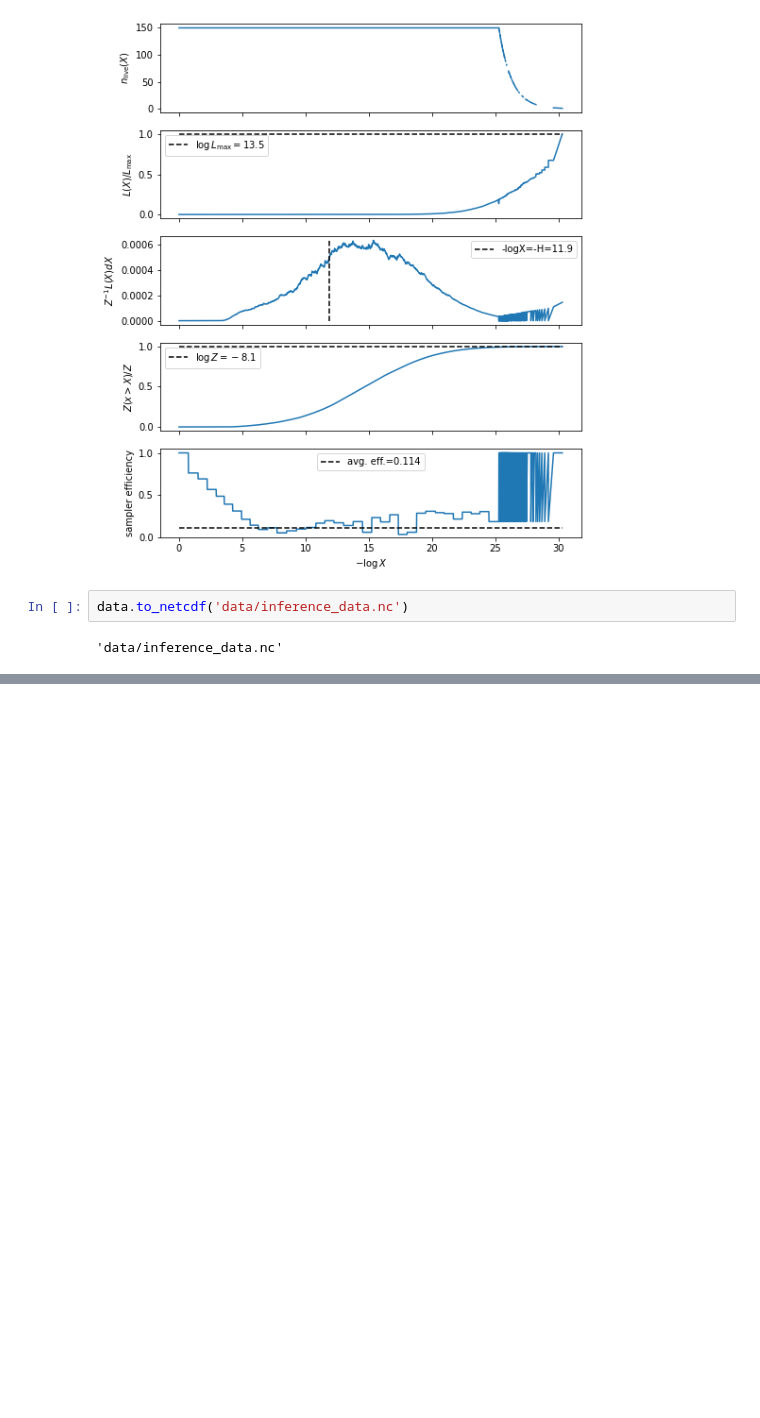
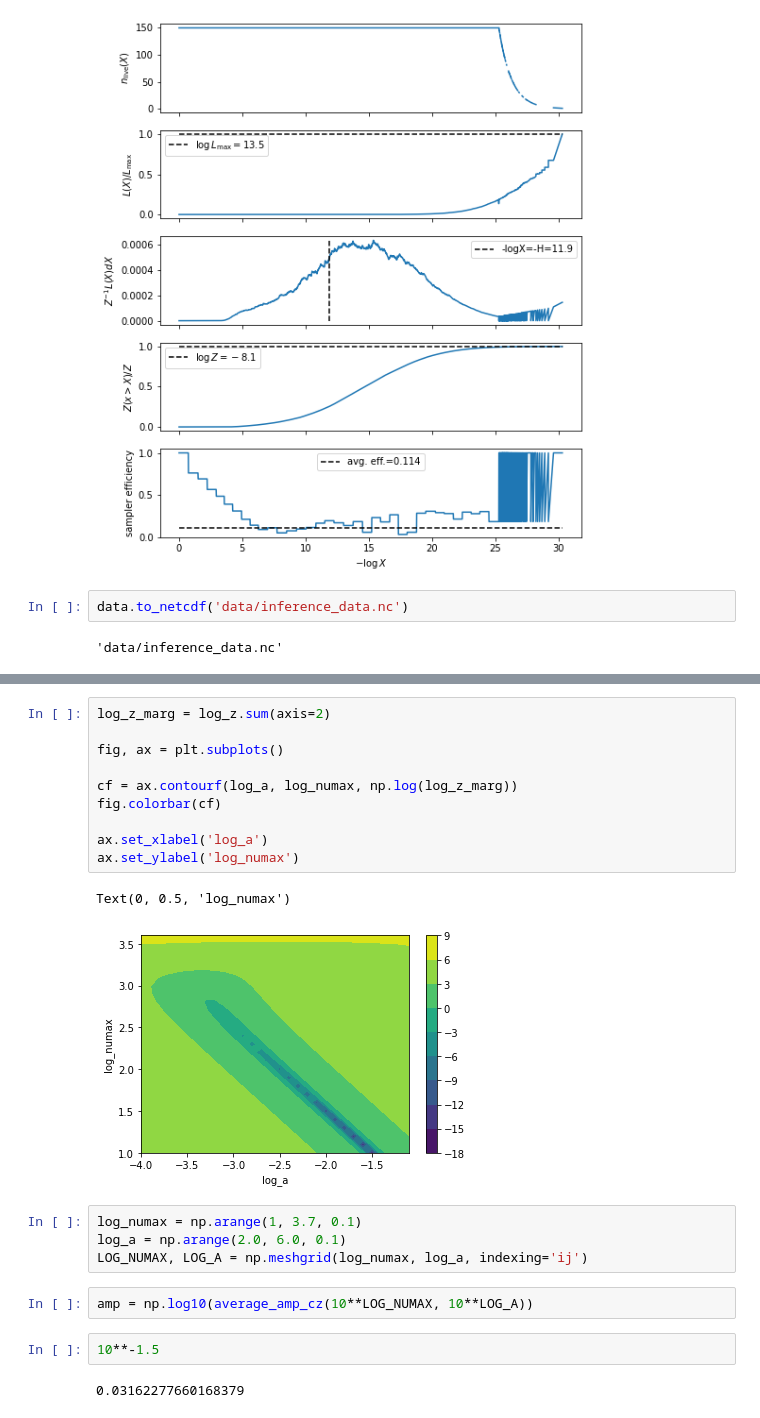
Before and after one commit to alexlyttle/asterion, a Jupyter notebook: notebook/updated_glitch_example.ipynb, the cells around one changed output, grey strips where cells are left out. Drawn from its saved outputs; the diff is of its cells as text; blank space fills up the shorter version.

```diff
--- a/notebook/updated_glitch_example.ipynb
+++ b/notebook/updated_glitch_example.ipynb
@@ -170,0 +256,23 @@ data.to_netcdf('data/inference_data.nc')
+# %%
+log_z_marg = log_z.sum(axis=2)
+
+fig, ax = plt.subplots()
+
+cf = ax.contourf(log_a, log_numax, np.log(log_z_marg))
+fig.colorbar(cf)
+
+ax.set_xlabel('log_a')
+ax.set_ylabel('log_numax')
+# %% [output]
+Text(0, 0.5, 'log_numax')
+[figure, added]
+# %%
+log_numax = np.arange(1, 3.7, 0.1)
+log_a = np.arange(2.0, 6.0, 0.1)
+LOG_NUMAX, LOG_A = np.meshgrid(log_numax, log_a, indexing='ij')
+# %%
+amp = np.log10(average_amp_cz(10**LOG_NUMAX, 10**LOG_A))
+# %%
+10**-1.5
+# %% [output]
+0.03162277660168379
```
Also changed, not shown: parts of 11 cells of this notebook.
